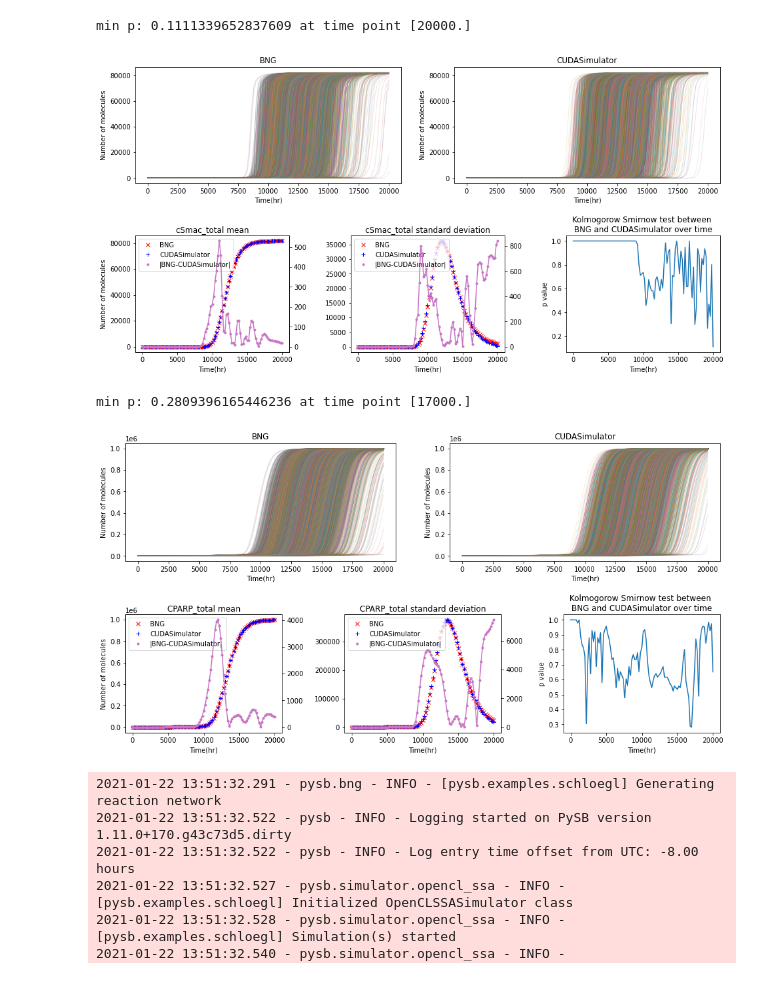
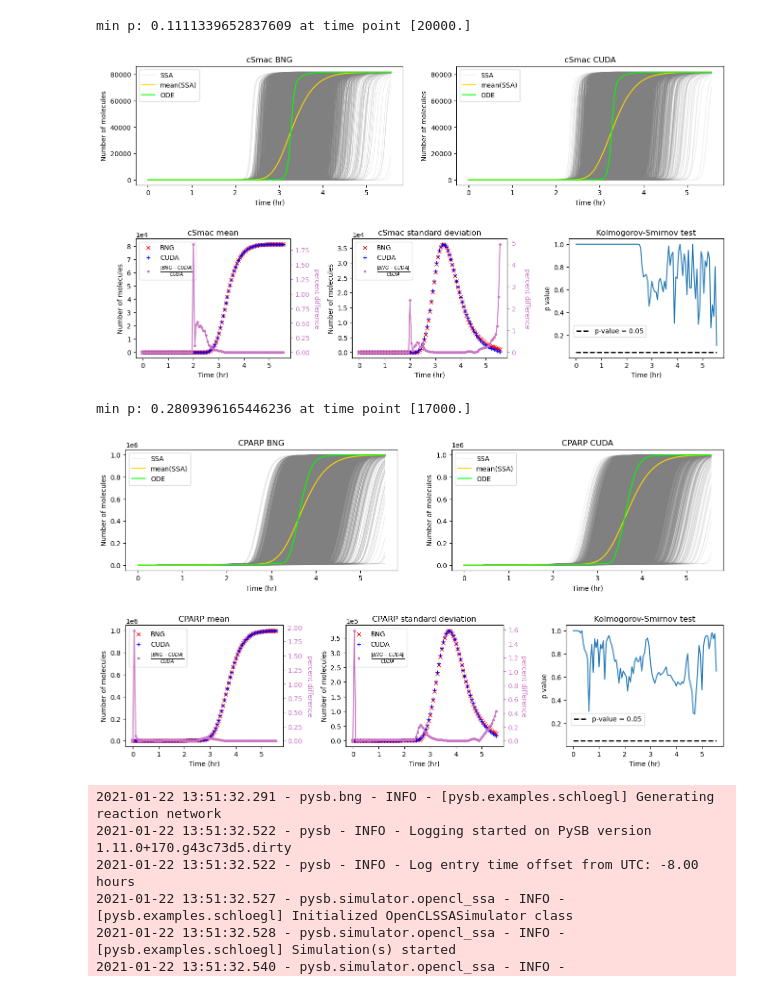
Before and after one commit to LoLab-MSM/GPU_SSA_paper2023, a Jupyter notebook: compare_trajectories.ipynb, the cells around one changed output. Saved outputs shown, nothing was run; the diff lists cells and outputs as text; code cells hidden in the pictures.

Commit message:
update figures

```diff
--- a/compare_trajectories.ipynb
+++ b/compare_trajectories.ipynb
@@ -25,5 +28,8 @@ cols = ['simulation', 'time', 'Bid_unbound', 'PARP_unbound', 'mSmac_unbound',
 bng_data = pd.read_csv('bng_10000_output.csv', usecols=cols)
 gpu_data = pd.read_csv('gpu_10000_output.csv', usecols=cols)
 
+
 time = bng_data.loc[bng_data['simulation'] == 1, ['time']].values
+
+ode_data = ScipyOdeSimulator(earm_1, tspan=time).run()
 # %%
@@ -138,15 +167,15 @@ def create_ks_stats(traj1, traj2, obs, tspan2, prefix, labels):
     plt.savefig(s_name+'.pdf', bbox_inches='tight')
     plt.savefig(s_name+'.png', bbox_inches='tight')
 # %%
-create_ks_stats(bng_data, gpu_data, 'cSmac_total', time, 'bng_cuda', ['BNG', 'CUDASimulator'])
+create_ks_stats(bng_data, gpu_data, 'cSmac_total', time, 'bng_cuda', ['BNG', 'CUDA'], ode_data.observables['cSmac_total'], 'cSmac ')
 # %% [output]
 min p: 0.1111339652837609 at time point [20000.]
-[figure, old version]
+[figure, new version]
 # %%
-create_ks_stats(bng_data, gpu_data, 'CPARP_total', time, 'bng_cuda', ['BNG', 'CUDASimulator'])
+create_ks_stats(bng_data, gpu_data, 'CPARP_total', time, 'bng_cuda', ['BNG', 'CUDA'], ode_data.observables['CPARP_total'], 'CPARP ')
 # %% [output]
 min p: 0.2809396165446236 at time point [17000.]
-[figure, old version]
+[figure, new version]
 # %%
 def compare_cuda_twice(model, t_end, n_timesteps, obs, n_sim):
     tspan = np.linspace(0, t_end, n_timesteps)
```
Also changed, not shown: parts of 3 cells of this notebook.
